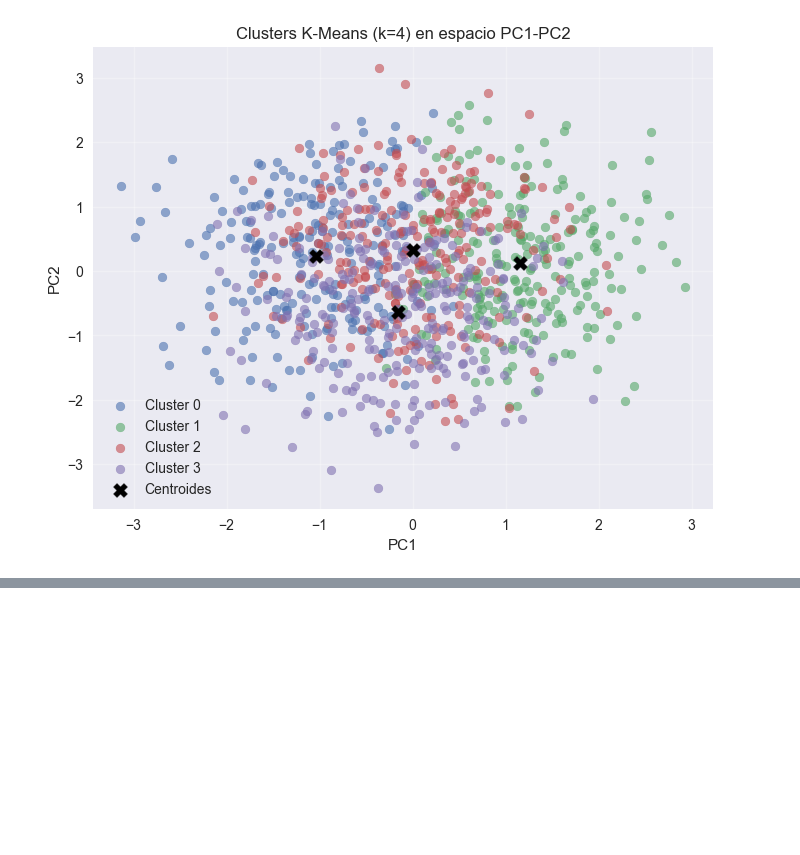
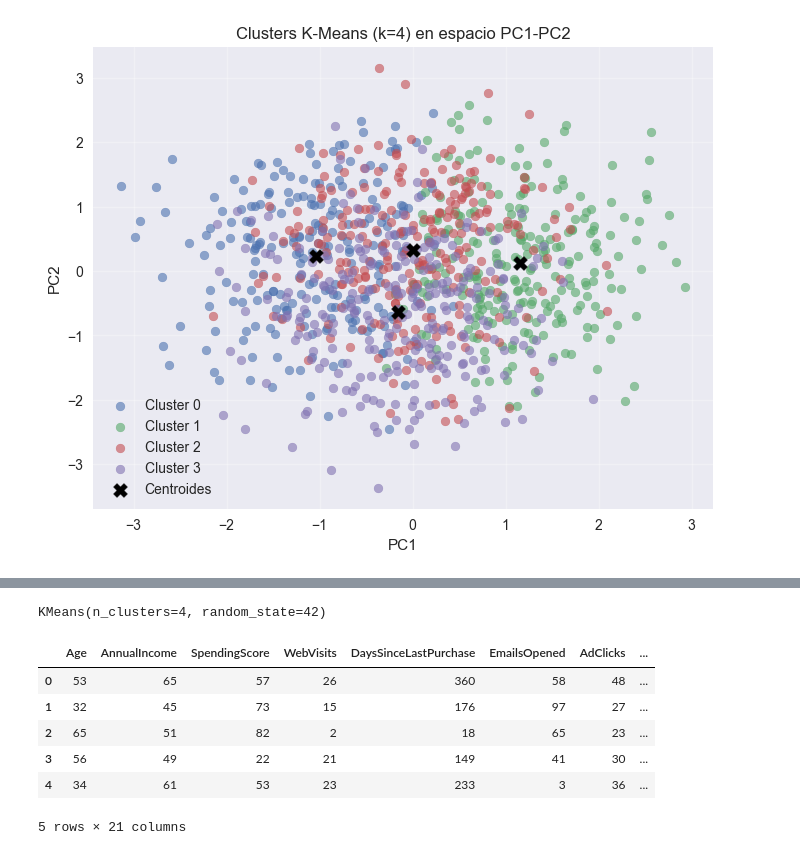
Before and after one commit to LinaMariaa2/Proyecto_Gestion_Datos_Modelos_IA, a Jupyter notebook: campaña_marketing.ipynb, the cells around one changed output, grey strips where cells are left out. Drawn from its saved outputs; the diff is of its cells as text; code cells hidden in the pictures; blank space fills up the shorter version.

Commit message:
Analisis Final del Modelo

```diff
--- a/campaña_marketing.ipynb
+++ b/campaña_marketing.ipynb
@@ -498,0 +496,25 @@ NameError: name 'df_original' is not defined
+# %%
+from sklearn.cluster import KMeans
+
+# Entrenamos el modelo
+kmeans_final = KMeans(n_clusters=k_opt, random_state=42)
+kmeans_final.fit(df_pca[['PC1', 'PC2']])
+# %% [output]
+KMeans(n_clusters=4, random_state=42)
+# %%
+labels_final = kmeans_final.labels_
+df_pca['cluster'] = labels_final
+# %%
+df['cluster'] = labels_final
+# %%
+df = pd.concat([df, df_pca], axis=1)
+# %%
+df.head()
+# %% [output]
+|  | Age | AnnualIncome | SpendingScore | WebVisits | DaysSinceLastPurchase | EmailsOpened | AdClicks | ... |
+| 0 | 53 | 65 | 57 | 26 | 360 | 58 | 48 | ... |
+| 1 | 32 | 45 | 73 | 15 | 176 | 97 | 27 | ... |
+| 2 | 65 | 51 | 82 | 2 | 18 | 65 | 23 | ... |
+| 3 | 56 | 49 | 22 | 21 | 149 | 41 | 30 | ... |
+| 4 | 34 | 61 | 53 | 23 | 233 | 3 | 36 | ... |
+5 rows × 21 columns
```
Also changed, not shown: parts of 1 cell of this notebook.
